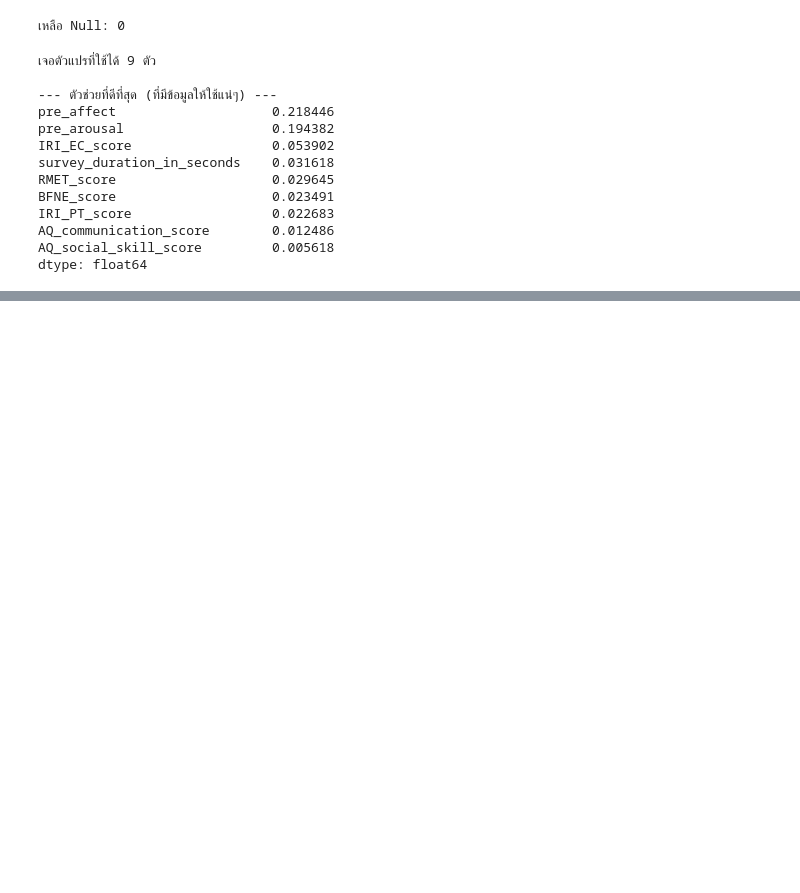
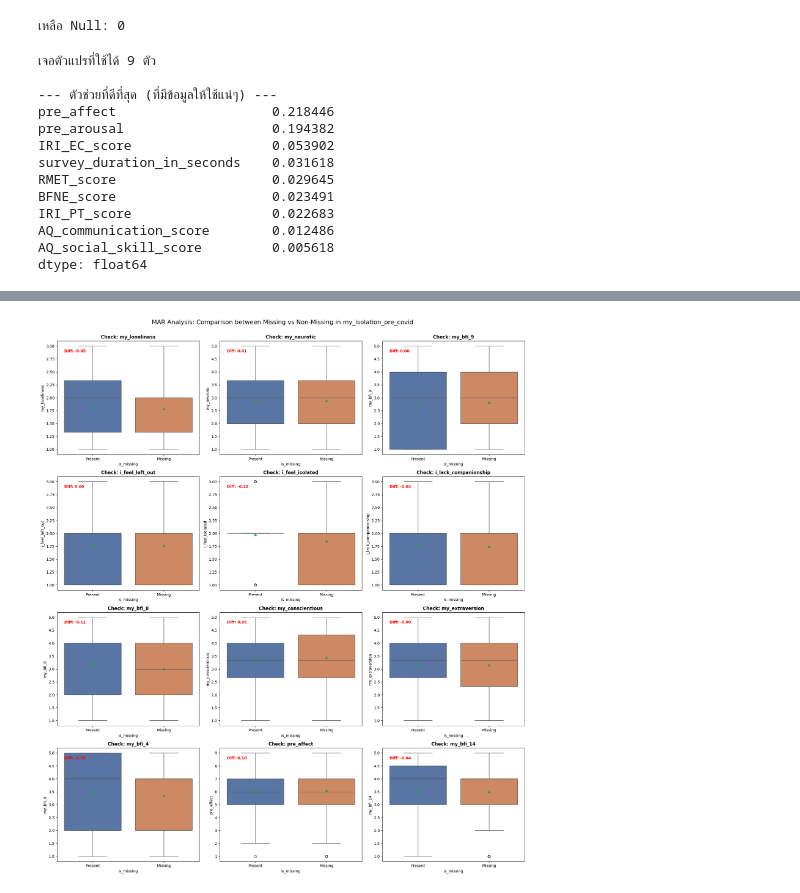
Before and after one commit to kup-kup/candor-corpus-visualization, a Jupyter notebook: main.ipynb, the cells around one changed output, grey strips where cells are left out. Drawn from its saved outputs; the diff is of its cells as text; code cells hidden in the pictures; blank space fills up the shorter version.

```diff
--- a/main.ipynb
+++ b/main.ipynb
@@ -286,0 +852,85 @@ dtype: float64
+# %%
+import matplotlib.pyplot as plt
+import seaborn as sns
+import pandas as pd
+import math
+
+# 1. รายชื่อตัวแปร
+predictors = [
+    'my_loneliness', 'my_neurotic', 'my_bfi_9',
+    'i_feel_left_out', 'i_feel_isolated', 'i_lack_companionship',
+    'my_bfi_8', 'my_conscientious', 'my_extraversion',
+    'my_bfi_4', 'pre_affect', 'my_bfi_14'
+]
+
+# 2. เตรียมข้อมูล (แก้เรื่อง Boolean เป็น String เพื่อกัน Error)
+target_col = 'my_isolation_pre_covid'
+df_plot = df.copy() # หรือ eda_version_1.copy()
+df_plot['is_missing'] = df_plot[target_col].isnull().astype(str)
+
+# 3. ตั้งค่าหน้ากระดาษ
+n_cols = 3
+n_rows = math.ceil(len(predictors) / n_cols)
+fig, axes = plt.subplots(n_rows, n_cols, figsize=(18, 5 * n_rows))
+axes = axes.flatten()
+
+# เก็บผลลัพธ์ไว้รายงาน
+stats_report = []
+
+# 4. วนลูปวาดกราฟ
+for i, col in enumerate(predictors):
+    if col in df_plot.columns:
+        sns.boxplot(
+            x='is_missing', y=col, data=df_plot, ax=axes[i],
+            palette={'False': "#4c72b0", 'True': "#dd8452"},
+            showmeans=True, order=['False', 'True']
+        )
+
+        axes[i].set_title(f"Check: {col}", fontsize=12, fontweight='bold')
+        axes[i].set_xticklabels(['Present', 'Missing'])
+
+        # คำนวณค่าทางสถิติเพื่อเอามาดู
+        try:
+            mean_present = df_plot[df_plot['is_missing'] == 'False'][col].mean()
+            mean_missing = df_plot[df_plot['is_missing'] == 'True'][col].mean()
+            diff = mean_missing - mean_present
+
+            # เก็บค่าไว้โชว์
+            stats_report.append({
+                'Variable': col,
+                'Mean_Present': mean_present,
+                'Mean_Missing': mean_missing,
+                'Diff': diff
+            })
+
+            # เขียนลงในกราฟ
+            axes[i].text(0.05, 0.9, f"Diff: {diff:.2f}", transform=axes[i].transAxes, color='red', fontweight='bold')
+        except:
+            pass
+
+# 5. ลบกราฟเกิน
+for j in range(i + 1, len(axes)):
+    fig.delaxes(axes[j])
+
+plt.tight_layout()
+plt.suptitle(f'MAR Analysis: Comparison between Missing vs Non-Missing in {target_col}', y=1.02, fontsize=16)
+
+# --- SAVE รูปภาพ ---
+plt.savefig('missing_analysis_plot.png', bbox_inches='tight', dpi=100)
+print("✅ บันทึกรูปภาพ 'missing_analysis_plot.png' เรียบร้อยครับ")
+
+plt.show()
+
+# --- PRINT ผลลัพธ์ให้คุณก๊อปมาให้ผมดู ---
+print("\n" + "="*50)
+print("   สรุปความแตกต่าง (Diff) ระหว่างกลุ่ม Missing vs Present")
+print("="*50)
+print(f"{'Variable':<25} | {'Diff (Missing - Present)':<25} | {'Interpet'}")
+print("-" * 65)
+
+for item in stats_report:
+    diff = item['Diff']
+    # ช่วยแปลผลเบื้องต้น
+    interp = "Different! (MAR)" if abs(diff) > 0.3 else "Similar (MCAR?)"
+    print(f"{item['Variable']:<25} | {diff: .4f} {' '*18} | {interp}")
+# %% [output]
@@ -286,0 +955 @@ dtype: float64
+[figure, added]
```
Also changed, not shown: parts of 48 cells of this notebook.
